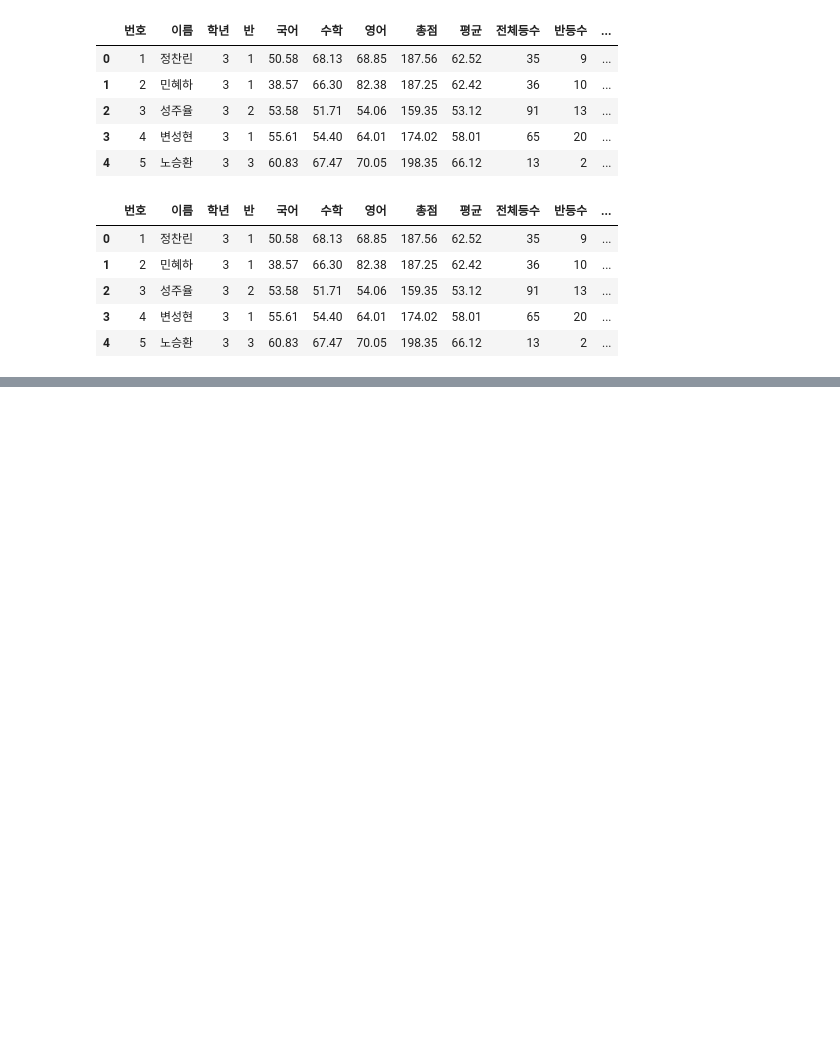
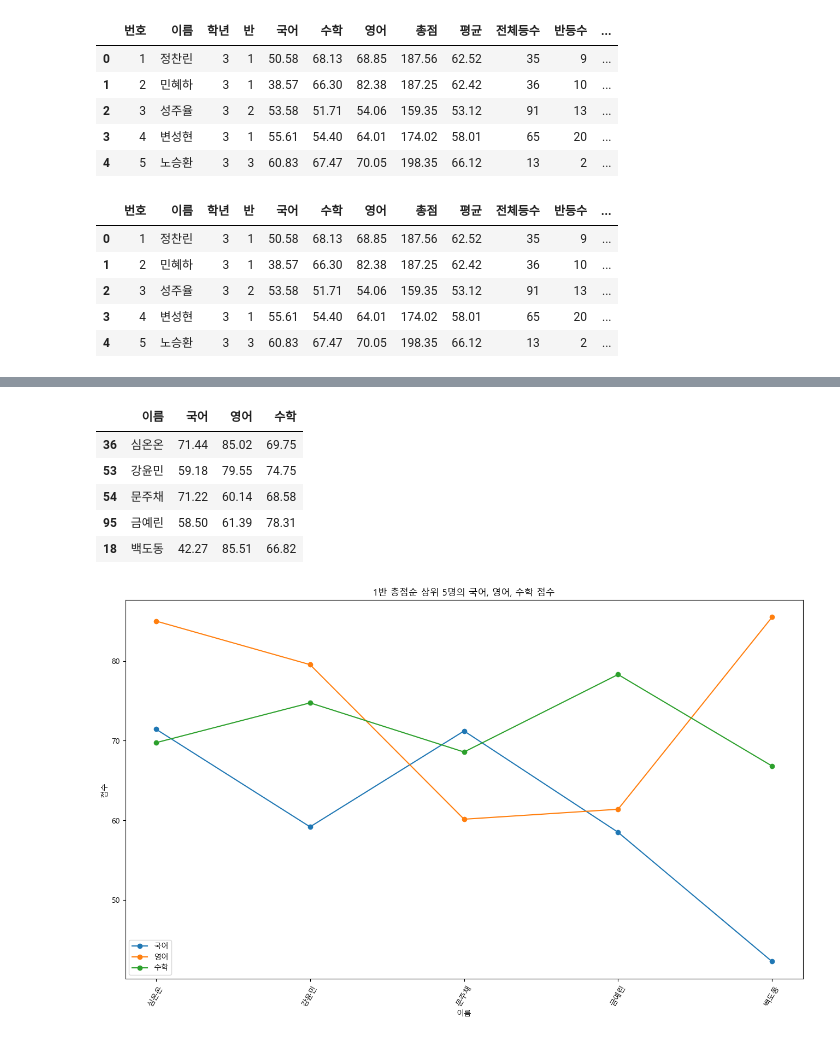
Before and after one commit to JongJin-Choi/python_aice, a Jupyter notebook: score_test.ipynb, the cells around one changed output, grey strips where cells are left out. Cells and saved outputs as stored; diff of their text form; code cells hidden in the pictures; blank space fills up the shorter version.

```diff
--- a/score_test.ipynb
+++ b/score_test.ipynb
@@ -295,3 +295,10 @@ df.head()
 | 2 | 3 | 성주율 | 3 | 2 | 53.58 | 51.71 | 54.06 | 159.35 | 53.12 | 91 | 13 | ... |
 | 3 | 4 | 변성현 | 3 | 1 | 55.61 | 54.40 | 64.01 | 174.02 | 58.01 | 65 | 20 | ... |
 | 4 | 5 | 노승환 | 3 | 3 | 60.83 | 67.47 | 70.05 | 198.35 | 66.12 | 13 | 2 | ... |
+# %%
+df['합격여부'] = pd.cut(df['평균'], # 구간화할 데이터 평균
+                bins=[0,60,100], #구간화할 점수 기준
+                labels=['불합격','합격'], #부여할 데이터
+                right=True
+                )
+df.head()
@@ -297,0 +412,40 @@ df.head()
+# %%
+# 1반의 총점순 상위 5명의 국어,영어,수학 점수를 갖는 데이터 프레임 가져오기
+
+# 총점 열 만들기
+df['총점'] = df['국어'] + df['영어'] + df['수학']
+
+# 1반 필터링
+cond = df['반'] == 1
+
+# 1반 총점순 상위 5명
+df_class1_top5 = df[cond].sort_values('총점', ascending=False).head(5)
+
+# 필요한 열만 가져오기
+df_class1_top5 = df_class1_top5[['이름', '국어', '영어', '수학']]
+
+display(df_class1_top5)
+
+# 그래프
+x = df_class1_top5['이름']
+
+plt.figure(figsize=(16, 9))
+
+plt.plot(x, df_class1_top5['국어'], marker='o', label='국어')
+plt.plot(x, df_class1_top5['영어'], marker='o', label='영어')
+plt.plot(x, df_class1_top5['수학'], marker='o', label='수학')
+
+plt.title('1반 총점순 상위 5명의 국어, 영어, 수학 점수')
+plt.xlabel('이름')
+plt.ylabel('점수')
+plt.xticks(x, rotation=60)
+plt.legend()
+plt.show()
+# %% [output]
+|  | 이름 | 국어 | 영어 | 수학 |
+| 36 | 심온온 | 71.44 | 85.02 | 69.75 |
+| 53 | 강윤민 | 59.18 | 79.55 | 74.75 |
+| 54 | 문주채 | 71.22 | 60.14 | 68.58 |
+| 95 | 금예린 | 58.50 | 61.39 | 78.31 |
+| 18 | 백도동 | 42.27 | 85.51 | 66.82 |
+[figure, added]
```
Also changed, not shown: parts of 13 cells of this notebook.
